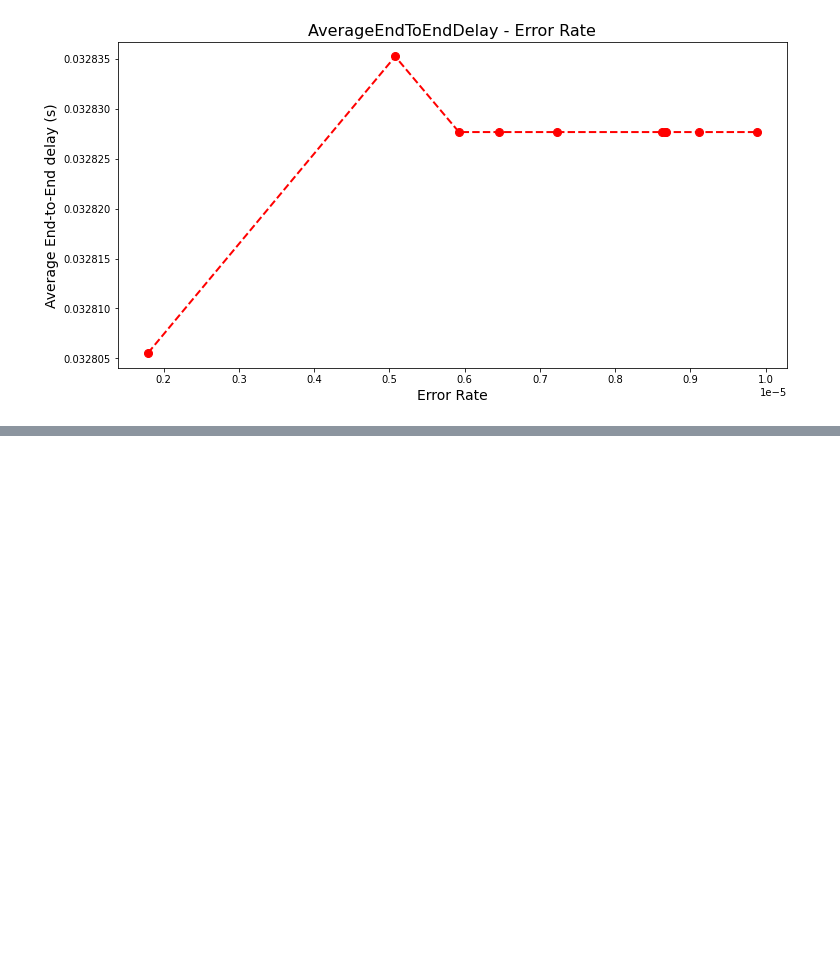
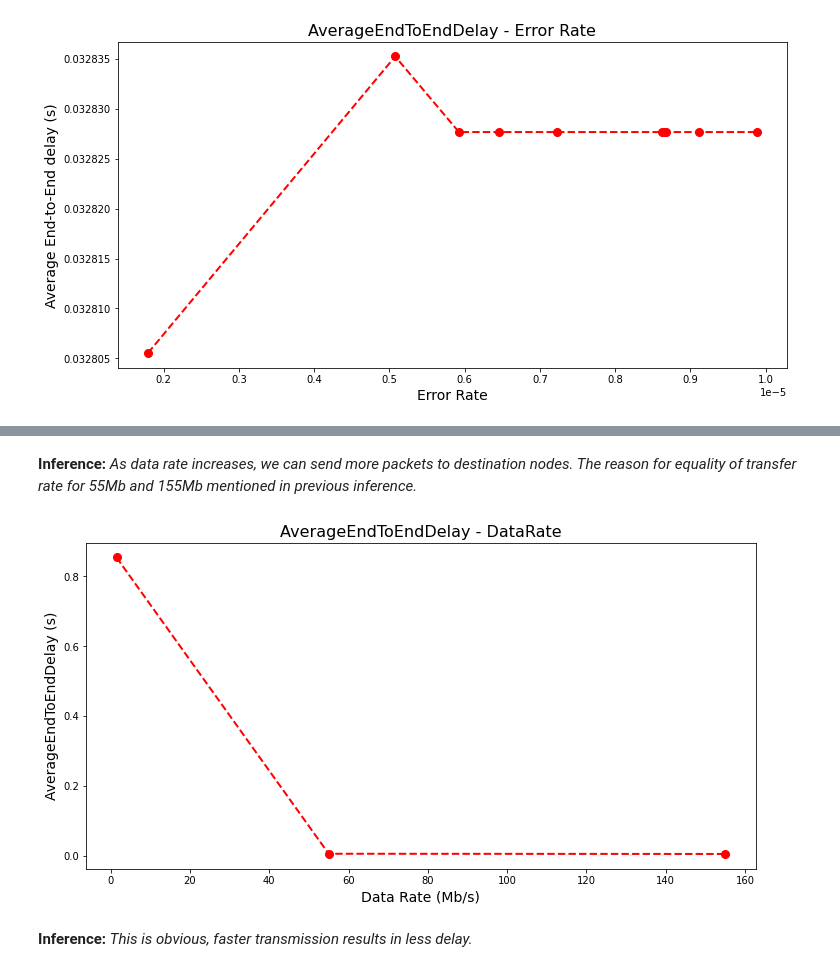
Before and after one commit to SM2A/Network_Simulation, a Jupyter notebook: Simulation-Report.ipynb, the cells around one changed output, grey strips where cells are left out. Saved outputs shown, nothing was run; the diff lists cells and outputs as text; code cells hidden in the pictures; blank space fills up the shorter version.

```diff
--- a/Simulation-Report.ipynb
+++ b/Simulation-Report.ipynb
@@ -125,0 +190,12 @@ plt.savefig("AverageEndToEndDelay-Packet size")
+# %% [markdown]
+__Inference:__ _As data rate increases, we can send more packets to destination nodes. The reason for equality of transfer rate for 55Mb and 155Mb mentioned in previous inference._
+# %%
+plt.plot(bandwidthes, avg_delay, color='red', linestyle='dashed', linewidth=2, marker='o', markerfacecolor='red', markersize=8)
+plt.xlabel('Data Rate (Mb/s)', fontsize=14)
+plt.ylabel('AverageEndToEndDelay (s)', fontsize=14)
+plt.title('AverageEndToEndDelay - DataRate', fontsize=16)
+plt.savefig("AverageEndToEndDelay-DataRate")
+# %% [output]
+[figure, added]
+# %% [markdown]
+__Inference:__ _This is obvious, faster transmission results in less delay._
```
Also changed, not shown: parts of 24 cells of this notebook, 3 other files.
